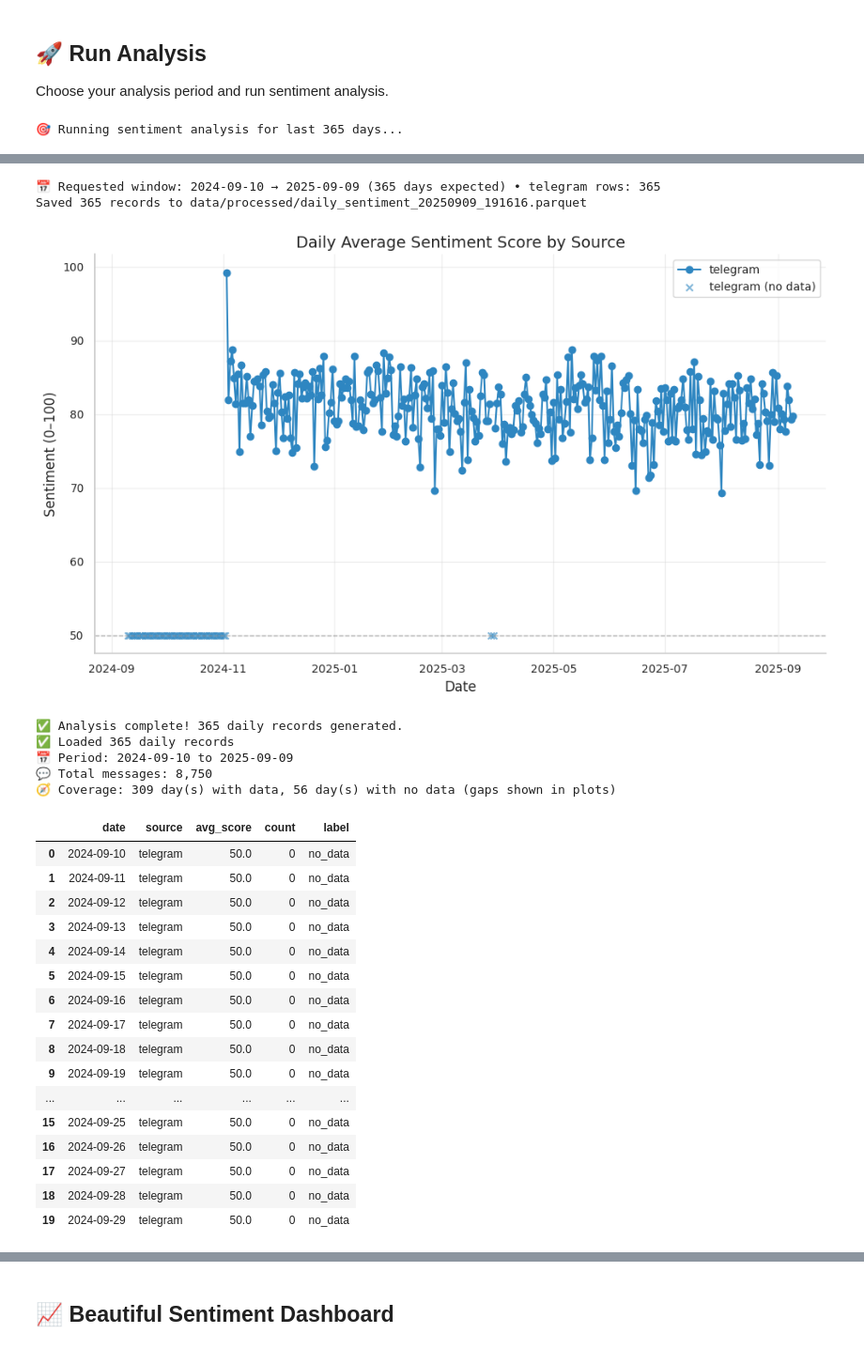
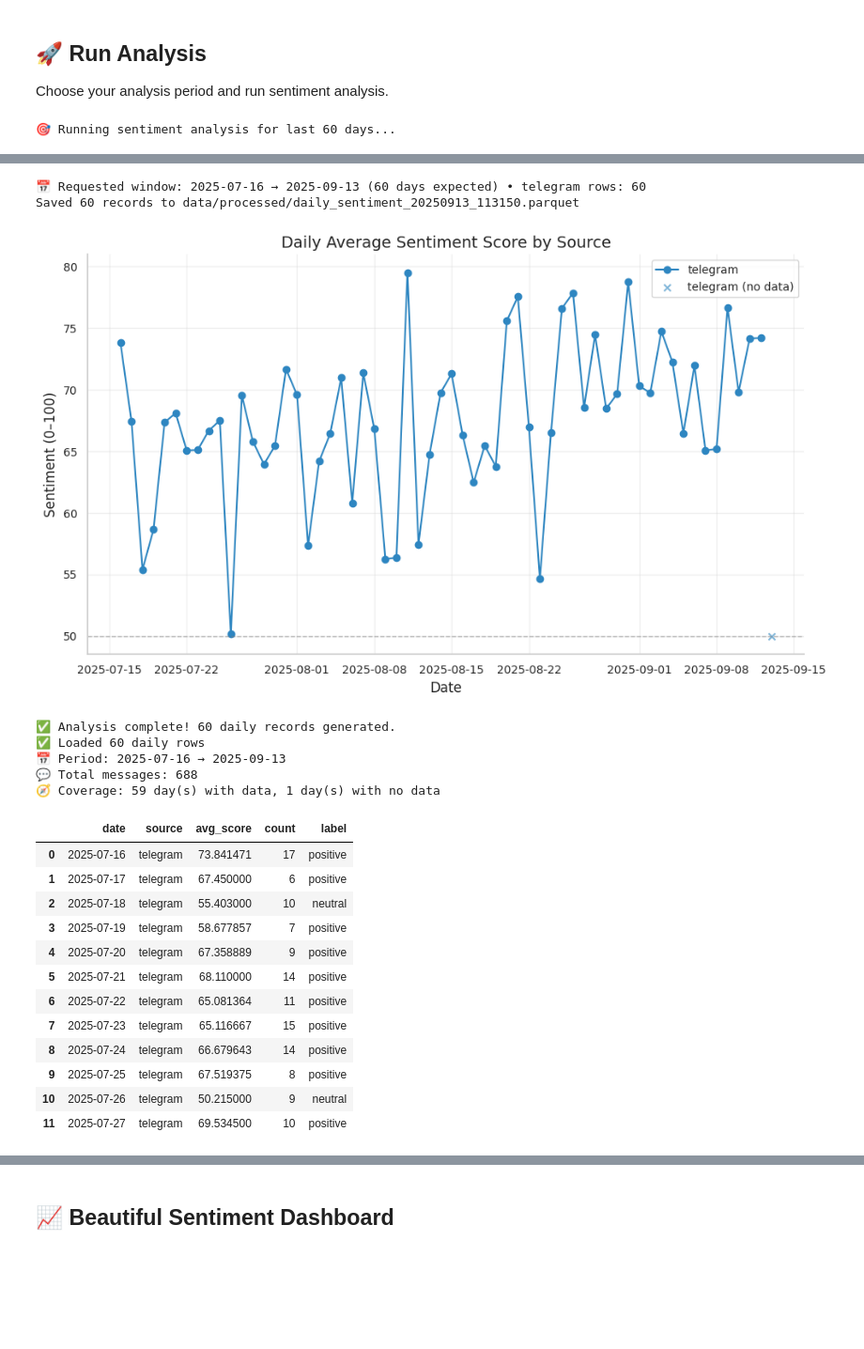
Before and after one commit to dev-personal-projects/btc-semantic-analysis, a Jupyter notebook: notebooks/group_analysis.ipynb, the cells around one changed output, grey strips where cells are left out. Shown at 94% size. Saved outputs shown, nothing was run; the diff lists cells and outputs as text; code cells hidden in the pictures; blank space fills up the shorter version.

```diff
--- a/notebooks/group_analysis.ipynb
+++ b/notebooks/group_analysis.ipynb
@@ -97,35 +74,30 @@ Choose your analysis period and run sentiment analysis.
 import nest_asyncio
 nest_asyncio.apply()
 
-# Choose analysis period
-DAYS_BACK = 365        # Last 4 years
+DAYS_BACK = 60
 INCLUDE_TODAY = True
 
 print(f'🎯 Running sentiment analysis for last {DAYS_BACK} days...')
 
-# Run the analysis (compatible with old/new signatures)
+# Run the analysis (new or old signature)
 try:
-    # new signature supports page_size for internal pagination
     daily_records = run_simple_analysis(days_back=DAYS_BACK, include_today=INCLUDE_TODAY, page_size=200)
 except TypeError:
-    # fallback if your installed version doesn't have page_size yet
     daily_records = run_simple_analysis(days_back=DAYS_BACK, include_today=INCLUDE_TODAY)
 
-# Load the results
+# Load results into DataFrame
 df = load_and_prepare_data()
 
 if df.empty:
     print('❌ No data available')
     print('💡 Check your Telegram credentials and group access')
 else:
-    real_days = int((df["count"] > 0).sum())
+    real_days  = int((df["count"] > 0).sum())
     empty_days = int((df["count"] == 0).sum())
-
-    print(f'✅ Loaded {len(df)} daily records')
-    print(f'📅 Period: {df["date"].min().strftime("%Y-%m-%d")} to {df["date"].max().strftime("%Y-%m-%d")}')
+    print(f'✅ Loaded {len(df)} daily rows')
+    print(f'📅 Period: {df["date"].min().strftime("%Y-%m-%d")} → {df["date"].max().strftime("%Y-%m-%d")}')
     print(f'💬 Total messages: {int(df["count"].sum()):,}')
-    print(f'🧭 Coverage: {real_days} day(s) with data, {empty_days} day(s) with no data (gaps shown in plots)')
-
-    display(df.head(20))
+    print(f'🧭 Coverage: {real_days} day(s) with data, {empty_days} day(s) with no data')
+    display(df.head(12))
 # %% [output]
-🎯 Running sentiment analysis for last 365 days...
+🎯 Running sentiment analysis for last 60 days...
@@ -133,25 +105,21 @@ Data incomplete for Insider_leak_of_theday: earliest fetched 2024-11-03T07:21:22
-📅 Requested window: 2024-09-10 → 2025-09-09 (365 days expected) • telegram rows: 365
-Saved 365 records to data/processed/daily_sentiment_20250909_191616.parquet
+📅 Requested window: 2025-07-16 → 2025-09-13 (60 days expected) • telegram rows: 60
+Saved 60 records to data/processed/daily_sentiment_20250913_113150.parquet
-[figure, old version]
+[figure, new version]
-✅ Analysis complete! 365 daily records generated.
-✅ Loaded 365 daily records
-📅 Period: 2024-09-10 to 2025-09-09
-💬 Total messages: 8,750
-🧭 Coverage: 309 day(s) with data, 56 day(s) with no data (gaps shown in plots)
+✅ Analysis complete! 60 daily records generated.
+✅ Loaded 60 daily rows
+📅 Period: 2025-07-16 → 2025-09-13
+💬 Total messages: 688
+🧭 Coverage: 59 day(s) with data, 1 day(s) with no data
 |  | date | source | avg_score | count | label |
-| 0 | 2024-09-10 | telegram | 50.0 | 0 | no_data |
-| 1 | 2024-09-11 | telegram | 50.0 | 0 | no_data |
-| 2 | 2024-09-12 | telegram | 50.0 | 0 | no_data |
-| 3 | 2024-09-13 | telegram | 50.0 | 0 | no_data |
-| 4 | 2024-09-14 | telegram | 50.0 | 0 | no_data |
-| 5 | 2024-09-15 | telegram | 50.0 | 0 | no_data |
-| 6 | 2024-09-16 | telegram | 50.0 | 0 | no_data |
-| 7 | 2024-09-17 | telegram | 50.0 | 0 | no_data |
-| 8 | 2024-09-18 | telegram | 50.0 | 0 | no_data |
-| 9 | 2024-09-19 | telegram | 50.0 | 0 | no_data |
-| ... | ... | ... | ... | ... | ... |
-| 15 | 2024-09-25 | telegram | 50.0 | 0 | no_data |
-| 16 | 2024-09-26 | telegram | 50.0 | 0 | no_data |
-| 17 | 2024-09-27 | telegram | 50.0 | 0 | no_data |
-| 18 | 2024-09-28 | telegram | 50.0 | 0 | no_data |
-| 19 | 2024-09-29 | telegram | 50.0 | 0 | no_data |
+| 0 | 2025-07-16 | telegram | 73.841471 | 17 | positive |
+| 1 | 2025-07-17 | telegram | 67.450000 | 6 | positive |
+| 2 | 2025-07-18 | telegram | 55.403000 | 10 | neutral |
+| 3 | 2025-07-19 | telegram | 58.677857 | 7 | positive |
+| 4 | 2025-07-20 | telegram | 67.358889 | 9 | positive |
+| 5 | 2025-07-21 | telegram | 68.110000 | 14 | positive |
+| 6 | 2025-07-22 | telegram | 65.081364 | 11 | positive |
+| 7 | 2025-07-23 | telegram | 65.116667 | 15 | positive |
+| 8 | 2025-07-24 | telegram | 66.679643 | 14 | positive |
+| 9 | 2025-07-25 | telegram | 67.519375 | 8 | positive |
+| 10 | 2025-07-26 | telegram | 50.215000 | 9 | neutral |
+| 11 | 2025-07-27 | telegram | 69.534500 | 10 | positive |
```
Also changed, not shown: parts of 10 cells of this notebook, 10 other files.
